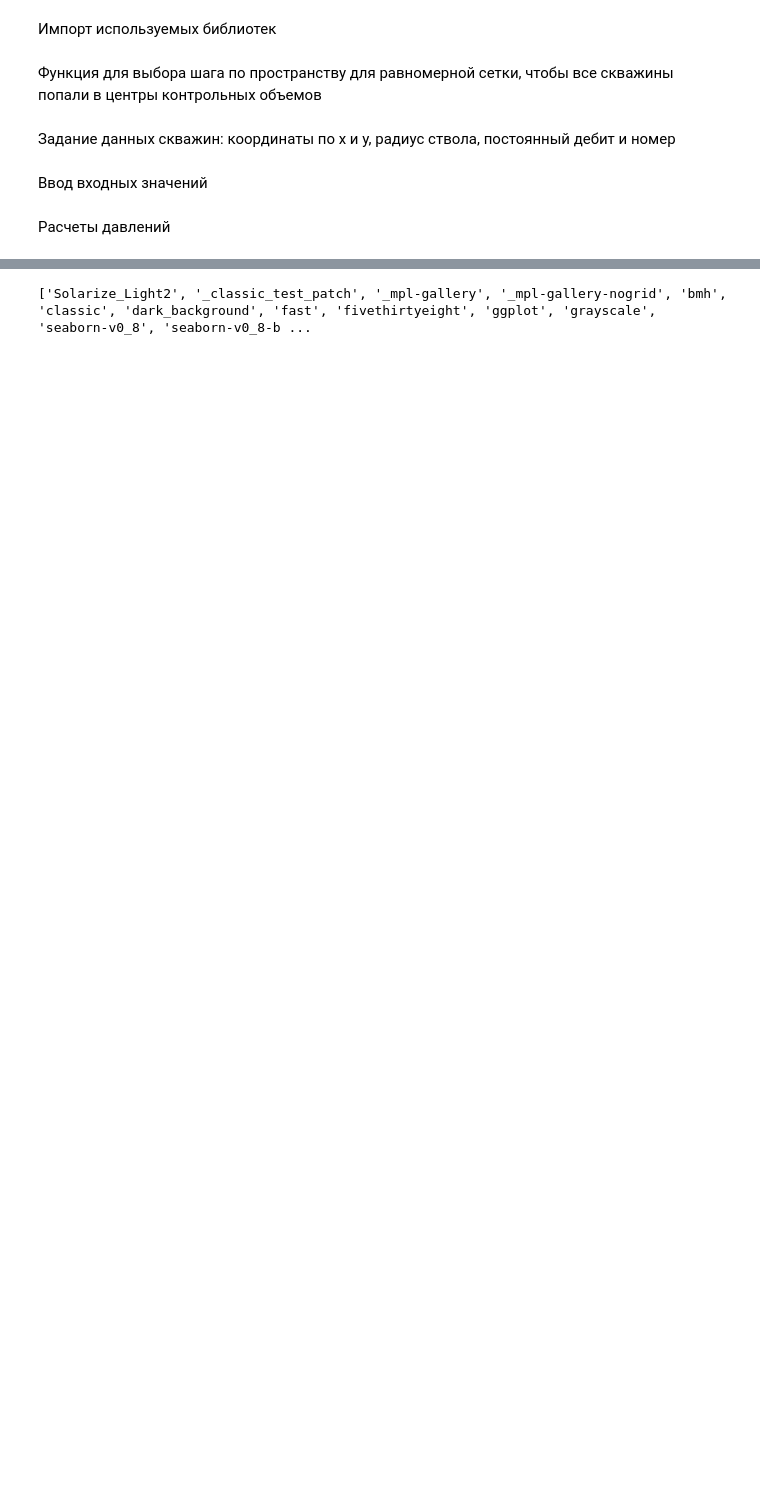
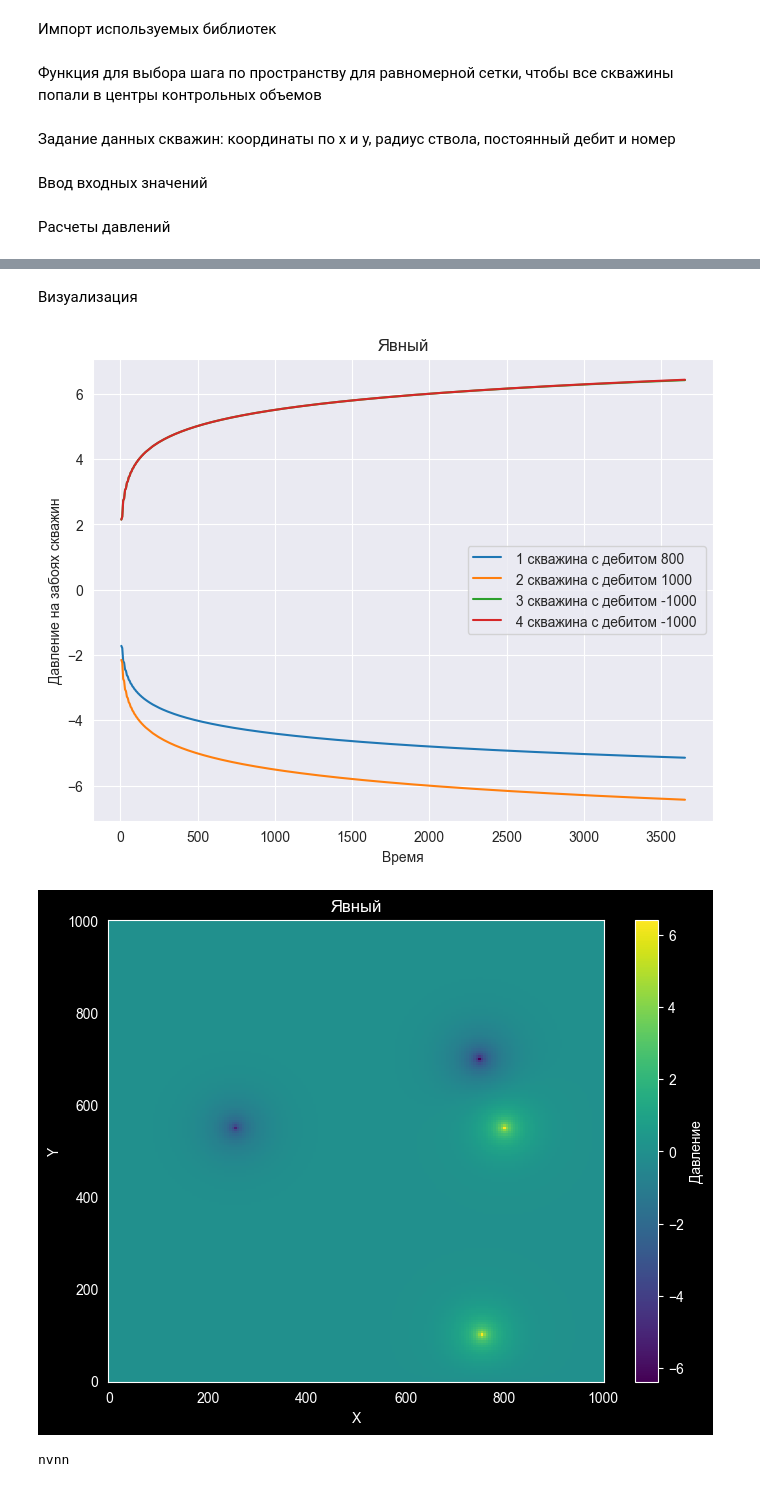
Before and after one commit to FEDOROV-ALEXANDER/Oil_ang_Gas_Task1, a Jupyter notebook: Нефтегаз Ресчетка/main.ipynb, the cells around one changed output, grey strips where cells are left out. Saved outputs shown, nothing was run; the diff lists cells and outputs as text; code cells hidden in the pictures; blank space fills up the shorter version.

```diff
--- a/Нефтегаз Ресчетка/main.ipynb
+++ b/Нефтегаз Ресчетка/main.ipynb
@@ -27,7 +28,7 @@ wells = [
 Ввод входных значений
 # %%
 # Ввод входных значений
-length, width = 4000, 4000  # [м] геометрические размеры рассчитываемой области
+length, width = 1000, 1000  # [м] геометрические размеры рассчитываемой области
 dx, dy = choose_step(length, width, [well.x_w for well in wells],
                      [well.y_w for well in wells])  # [м] шаг по направлениям
 Nx, Ny = int(length / dx) + 1, int(width / dy) + 1  # количество элементов
@@ -64,22 +74,0 @@ for well in wells:
-# %%
-fig, ax = plt.subplots(figsize=(8, 6), gridspec_kw={'hspace': 0})
-for well in wells:
-    ax.plot(well.time_well, well.pressure_well)
-ax.set_xlabel('Время')
-ax.set_title('Явный')
-ax.set_ylabel('Давление на забоях скважин')
-ax.legend([f' {well.number} скважина c дебитом {well.q} ' for well in wells])
-plt.show()
-
-for style in plt.style.available:
-    plt.style.use(style)
-    print(style)
-    fig, ax = plt.subplots(figsize=(8, 6))
-    cax = ax.pcolormesh(X, Y, pressure, shading='auto', cmap='viridis')
-    cbar = plt.colorbar(cax, label='Давление')
-    ax.set_title(f'Распределение давления через {T} дней')
-    ax.set_xlabel('X')
-    ax.set_ylabel('Y')
-    ax.set_title('Явный')
-    plt.show()
-    print("nvnn")
@@ -105,4 +75,27 @@ classic
-# %%
-print(plt.style.available)
-# %% [output]
-['Solarize_Light2', '_classic_test_patch', '_mpl-gallery', '_mpl-gallery-nogrid', 'bmh', 'classic', 'dark_background', 'fast', 'fivethirtyeight', 'ggplot', 'grayscale', 'seaborn-v0_8', 'seaborn-v0_8-b ...
+# %% [markdown]
+Визуализация
+# %%
+fig, ax = plt.subplots(figsize=(8, 6), gridspec_kw={'hspace': 0})
+for well in wells:
+    ax.plot(well.time_well, well.pressure_well)
+ax.set_xlabel('Время')
+ax.set_title('Явный')
+ax.set_ylabel('Давление на забоях скважин')
+ax.legend([f' {well.number} скважина c дебитом {well.q} ' for well in wells])
+plt.show()
+
+#for style in plt.style.available == dark_background:
+plt.style.use('dark_background')
+fig, ax = plt.subplots(figsize=(8, 6))
+cax = ax.pcolormesh(X, Y, pressure, shading='auto', cmap='viridis')
+cbar = plt.colorbar(cax, label='Давление')
+ax.set_title(f'Распределение давления через {T} дней')
+ax.set_xlabel('X')
+ax.set_ylabel('Y')
+ax.set_title('Явный')
+plt.show()
+print("nvnn")
+# %% [output]
+[figure, added]
+[figure, added]
+nvnn
```
Also changed, not shown: parts of 7 cells of this notebook, 2 other files.
